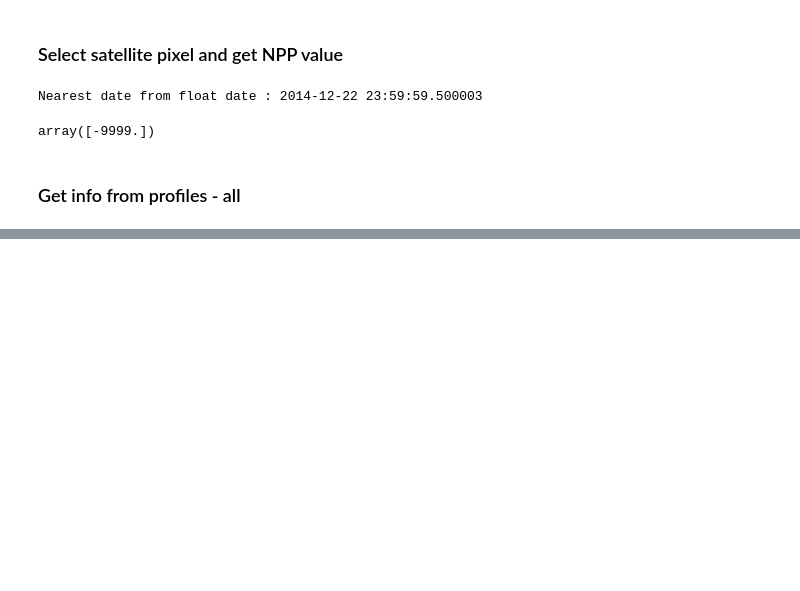
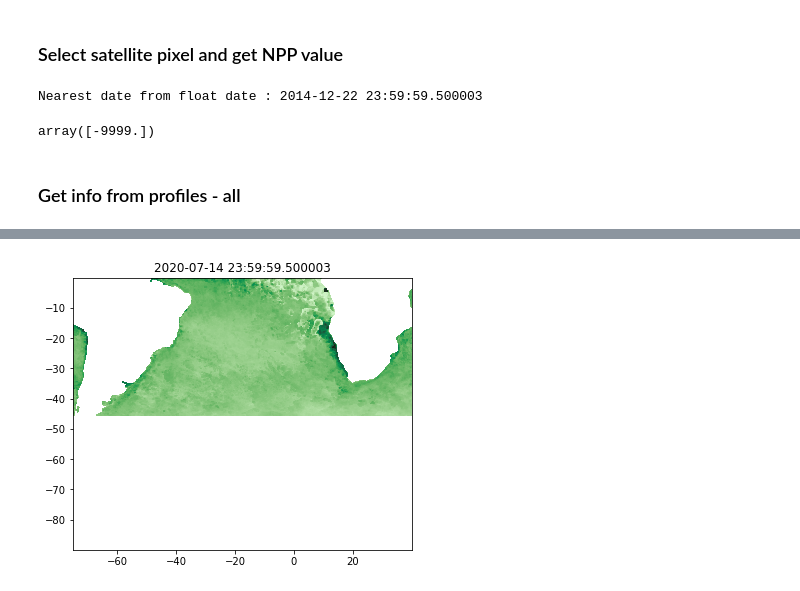
Before and after one commit to ClaraCDouglas/net_community_production, a Jupyter notebook: notebooks/Satellite_float_Matchup.ipynb, the cells around one changed output, grey strips where cells are left out. Saved outputs shown, nothing was run; the diff lists cells and outputs as text; code cells hidden in the pictures; blank space fills up the shorter version.

```diff
--- a/notebooks/Satellite_float_Matchup.ipynb
+++ b/notebooks/Satellite_float_Matchup.ipynb
@@ -565,0 +527,8 @@ array([-9999.])
+# %%
+fig = plt.figure(figsize = (10,14))
+ax0 = fig.add_axes([0.17,0.35,0.47,0.27])
+slice=300
+#cfT=ax0.contourf(fd.lat,fd.lon,fd.npp[20],10, cmap = cmocean.cm.algae)
+cfT=ax0.contourf(fd.lon,fd.lat,fd.npp[slice].T,300, cmap = cmocean.cm.algae)
+plt.title(datezz[slice])
+# %% [output]
@@ -565,0 +536 @@ array([-9999.])
+[figure, added]
```
Also changed, not shown: parts of 15 cells of this notebook.
